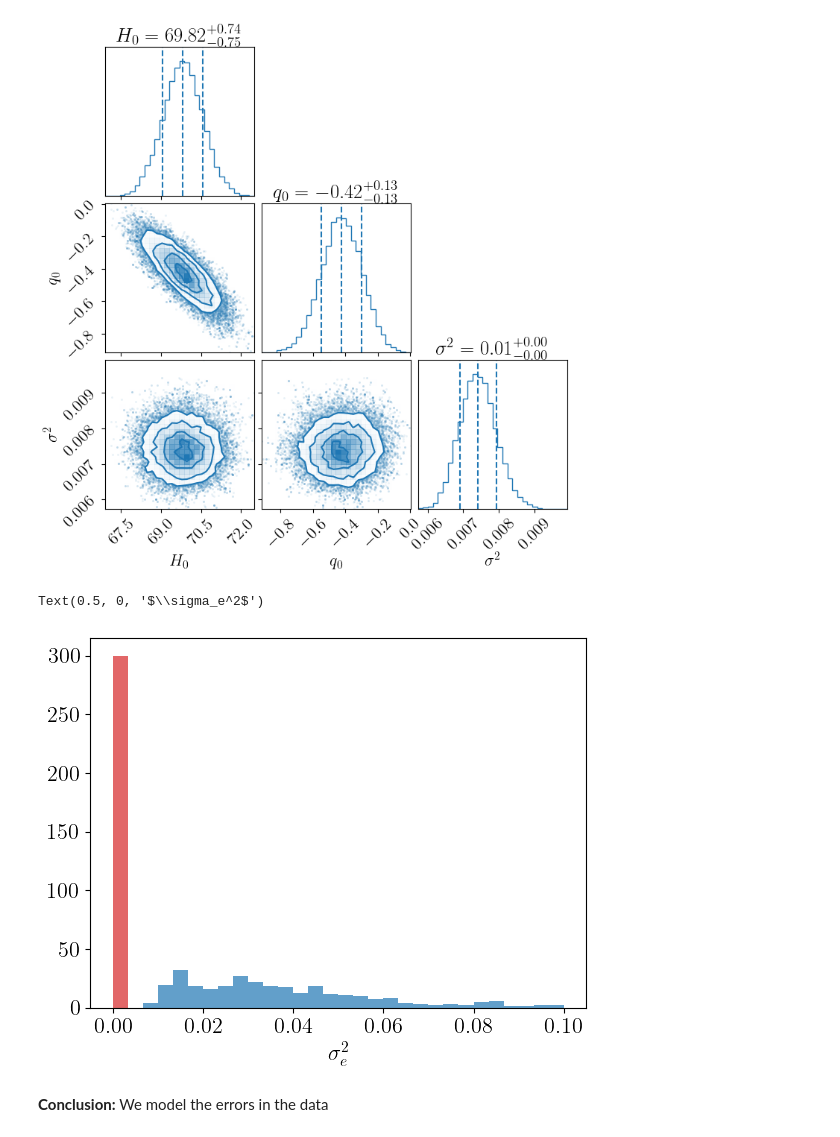
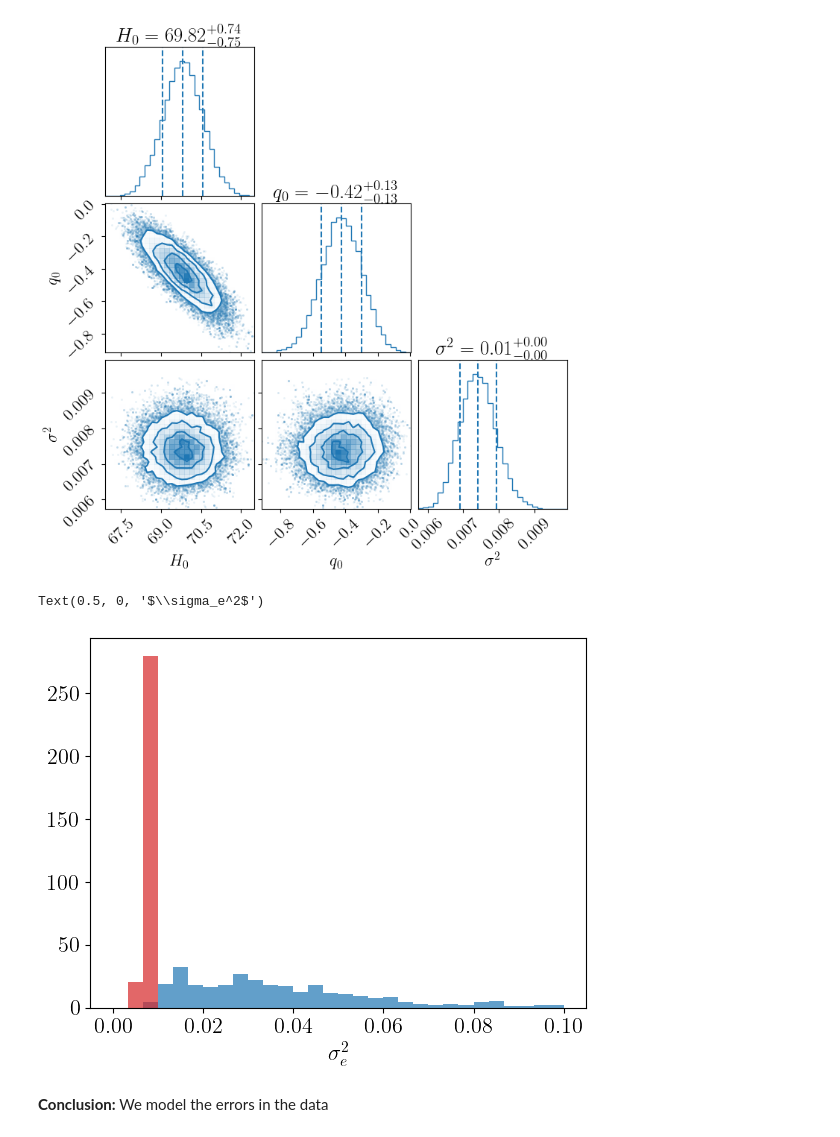
Before and after one commit to j-haralds/Advanced_sim, a Jupyter notebook: proj1_shared/proj1_jesper.ipynb, the cells around one changed output. Saved outputs shown, nothing was run; the diff lists cells and outputs as text; code cells hidden in the pictures.

```diff
--- a/proj1_shared/proj1_jesper.ipynb
+++ b/proj1_shared/proj1_jesper.ipynb
@@ -454,11 +454,11 @@ fig = corner.corner(samples, labels=[r"$H_0$", r"$q_0$",r"$\sigma^2$"], color='t
 [figure]
 # %%
 plt.hist(mu_err**2, bins=30, range=(0,0.1), color='tab:blue', alpha=0.7, density=True);  # Zoom in on the variance
-plt.hist(samples[:,2]**2, bins=30, range=(0,0.1), color='tab:red', alpha=0.7, density=True);
+plt.hist(samples[:,2], bins=30, range=(0,0.1), color='tab:red', alpha=0.7, density=True);
 plt.xlabel(r'$\sigma_e^2$')
 # %% [output]
 Text(0.5, 0, '$\\sigma_e^2$')
-[figure, old version]
+[figure, new version]
 # %% [markdown]
 **Conclusion:** We model the errors in the data
 # %%
```
Also changed, not shown: 2 other files.
